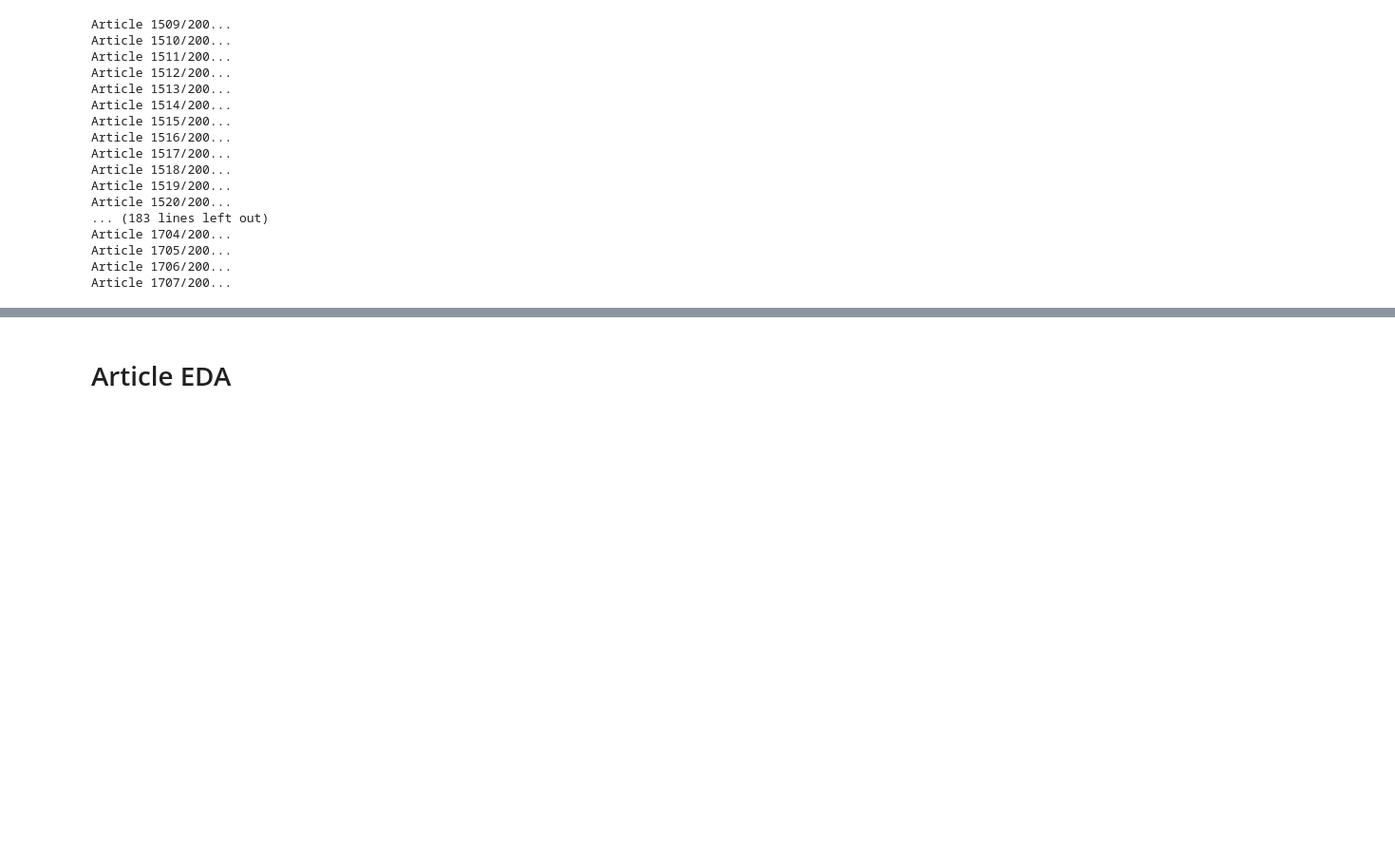
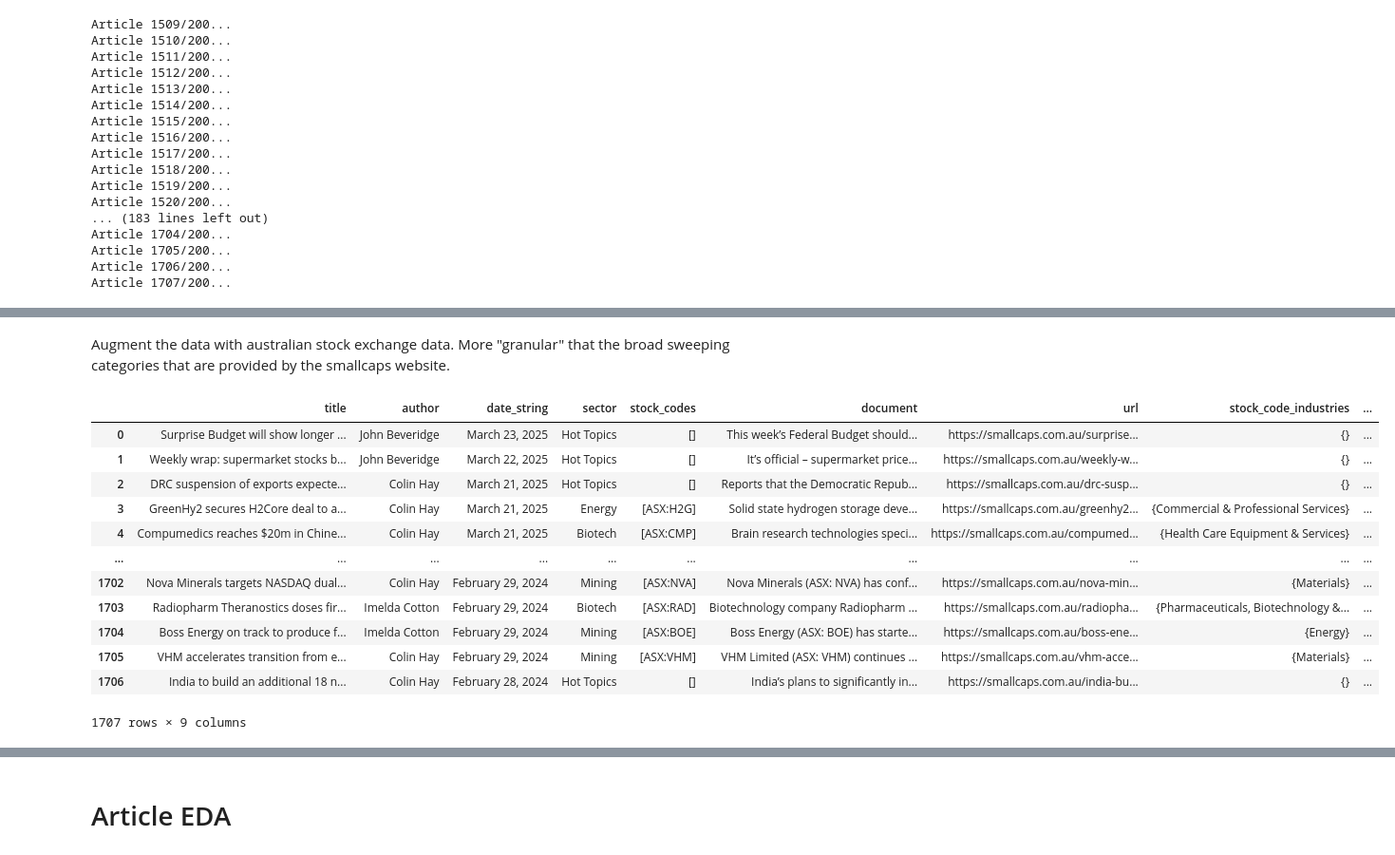
Before and after one commit to H-unter/MA3831-Assignment-2-3, a Jupyter notebook: code/scrape_article.ipynb, the cells around one changed output, grey strips where cells are left out. Shown: that part at 95% size. Drawn from its saved outputs; the diff is of its cells as text; code cells hidden in the pictures; blank space fills up the shorter version.

```diff
--- a/code/scrape_article.ipynb
+++ b/code/scrape_article.ipynb
@@ -159,0 +155,80 @@ article_df
+# %% [markdown]
+Augment the data with australian stock exchange data. More "granular" that the broad sweeping categories that are provided by the smallcaps website.
+# %%
+asx_companies_df = pd.read_csv('../data/ASXListedCompanies.csv')
+asx_companies_df['code'] = "ASX:" + asx_companies_df['ASX code']
+asx_companies_df
+
+# article_df['stock_codes'] is a cell containing a list of stock code
+# create a new column 'stock_code_instustries' which is a list of industries for each stock code found in the asx_comnpaies_df['GICS industry group']
+
+def get_industry(stock_code):
+    industry = asx_companies_df.loc[asx_companies_df['code'] == stock_code]['GICS industry group']
+    return industry.values[0] if not industry.empty else None
+
+# Create a column for stock code industries (list of industries)
+article_df['stock_code_industries'] = article_df['stock_codes'].apply(
+    lambda stock_codes: {get_industry(code) for code in stock_codes if get_industry(code) is not None}
+)
+
+# Create a column for stock code industry (single industry)
+def get_most_popular_industry(industries):
+    if not industries:
+        return None
+    industry_counts = pd.Series(list(industries)).value_counts()
+    return industry_counts.idxmax()
+
+article_df['stock_code_industry'] = article_df['stock_code_industries'].apply(get_most_popular_industry)
+article_df
+
+# print out a list of all unique stock code industries
+unique_industries = set()
+for industries in article_df['stock_code_industries']:
+    unique_industries.update(industries)
+unique_industries
+
+industry_long_name_to_industry_short_name = {
+    "Automobiles & Components": "Auto & Parts",
+    "Banks": "Banks",
+    "Capital Goods": "Capital Goods",
+    "Class Pend": "Classification Pending",
+    "Commercial & Professional Services": "Commercial Services",
+    "Consumer Discretionary Distribution & Retail": "Retail",
+    "Consumer Durables & Apparel": "Durables & Apparel",
+    "Consumer Services": "Consumer Services",
+    "Energy": "Energy",
+    "Equity Real Estate Investment Trusts (REITs)": "Real Estate Invstmt.",
+    "Financial Services": "Financial Services",
+    "Food, Beverage & Tobacco": "F&B & Tobacco",
+    "Health Care Equipment & Services": "Medical Equipment & Services",
+    "Household & Personal Products": "Household & Personal Goods",
+    "Materials": "Materials",
+    "Media & Entertainment": "Media & Entertainment",
+    "Not Applic": "Not Applicable",
+    "Pharmaceuticals, Biotechnology & Life Sciences": "Pharma & Biotech",
+    "Real Estate Management & Development": "Real Estate Mgt & Dev",
+    "Semiconductors & Semiconductor Equipment": "Semiconductors",
+    "Software & Services": "Software & Services",
+    "Technology Hardware & Equipment": "Tech Hardware",
+    "Telecommunication Services": "Telecom Services",
+    "Transportation": "Transportation",
+    "Utilities": "Utilities",
+}
+
+#map the long name to the short name in the dataframe
+article_df['stock_code_industry'] = article_df['stock_code_industry'].map(industry_long_name_to_industry_short_name)
+article_df
+# %% [output]
+|  | title | author | date_string | sector | stock_codes | document | url | stock_code_industries | ... |
+| 0 | Surprise Budget will show longer ... | John Beveridge | March 23, 2025 | Hot Topics | [] | This week’s Federal Budget should... | https://smallcaps.com.au/surprise... | {} | ... |
+| 1 | Weekly wrap: supermarket stocks b... | John Beveridge | March 22, 2025 | Hot Topics | [] | It’s official – supermarket price... | https://smallcaps.com.au/weekly-w... | {} | ... |
+| 2 | DRC suspension of exports expecte... | Colin Hay | March 21, 2025 | Hot Topics | [] | Reports that the Democratic Repub... | https://smallcaps.com.au/drc-susp... | {} | ... |
+| 3 | GreenHy2 secures H2Core deal to a... | Colin Hay | March 21, 2025 | Energy | [ASX:H2G] | Solid state hydrogen storage deve... | https://smallcaps.com.au/greenhy2... | {Commercial & Professional Services} | ... |
+| 4 | Compumedics reaches $20m in Chine... | Colin Hay | March 21, 2025 | Biotech | [ASX:CMP] | Brain research technologies speci... | https://smallcaps.com.au/compumed... | {Health Care Equipment & Services} | ... |
+| ... | ... | ... | ... | ... | ... | ... | ... | ... | ... |
+| 1702 | Nova Minerals targets NASDAQ dual... | Colin Hay | February 29, 2024 | Mining | [ASX:NVA] | Nova Minerals (ASX: NVA) has conf... | https://smallcaps.com.au/nova-min... | {Materials} | ... |
+| 1703 | Radiopharm Theranostics doses fir... | Imelda Cotton | February 29, 2024 | Biotech | [ASX:RAD] | Biotechnology company Radiopharm ... | https://smallcaps.com.au/radiopha... | {Pharmaceuticals, Biotechnology &... | ... |
+| 1704 | Boss Energy on track to produce f... | Imelda Cotton | February 29, 2024 | Mining | [ASX:BOE] | Boss Energy (ASX: BOE) has starte... | https://smallcaps.com.au/boss-ene... | {Energy} | ... |
+| 1705 | VHM accelerates transition from e... | Colin Hay | February 29, 2024 | Mining | [ASX:VHM] | VHM Limited (ASX: VHM) continues ... | https://smallcaps.com.au/vhm-acce... | {Materials} | ... |
+| 1706 | India to build an additional 18 n... | Colin Hay | February 28, 2024 | Hot Topics | [] | India’s plans to significantly in... | https://smallcaps.com.au/india-bu... | {} | ... |
+1707 rows × 9 columns
```
Also changed, not shown: parts of 9 cells of this notebook, 2 other files.
